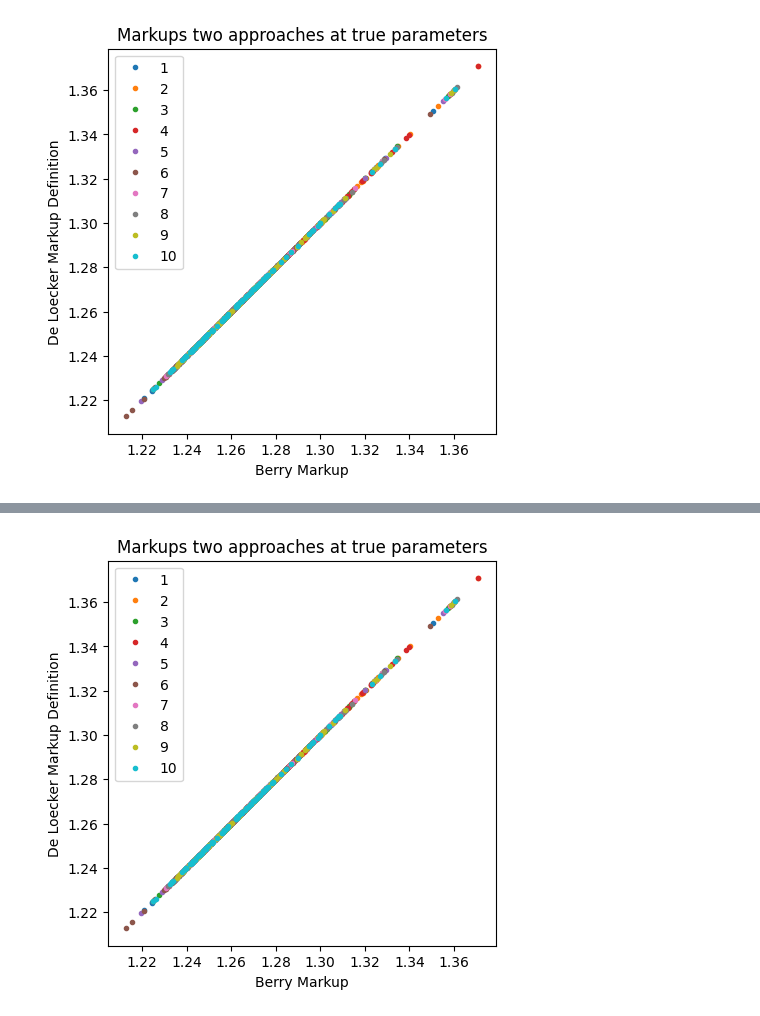
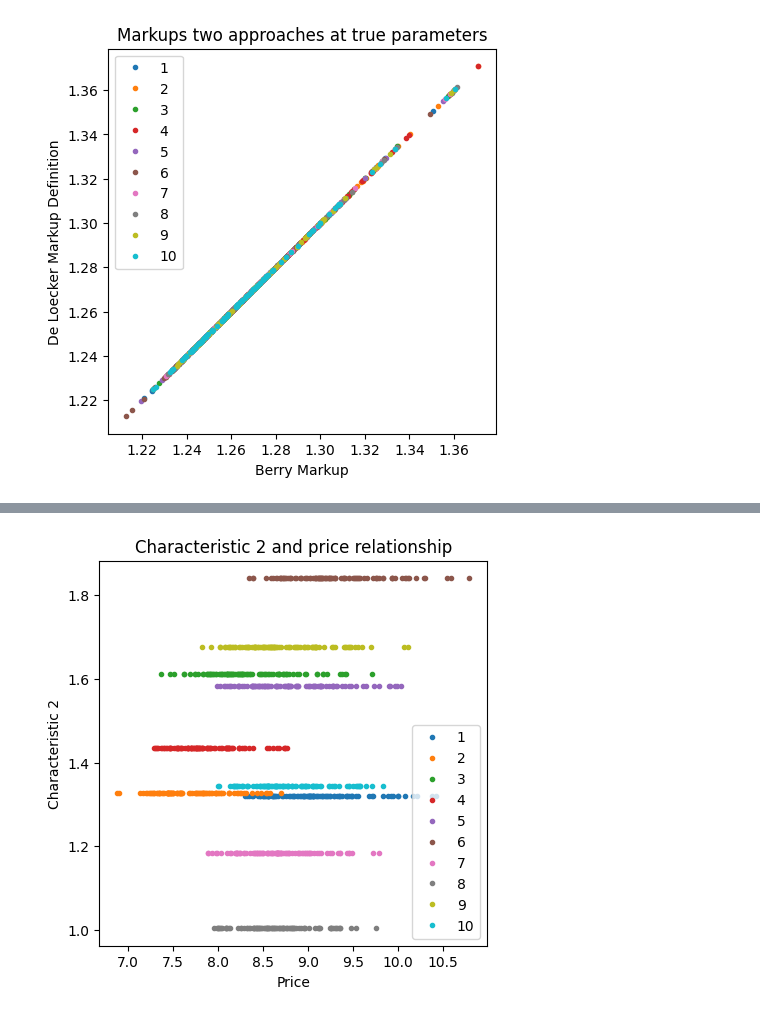
Before and after one commit to anuscabc/markdown_estimation, a Jupyter notebook: plots/plot_single_run_integrated.ipynb, the cells around one changed output, grey strips where cells are left out. Cells and saved outputs as stored; diff of their text form; code cells hidden in the pictures.

```diff
--- a/plots/plot_single_run_integrated.ipynb
+++ b/plots/plot_single_run_integrated.ipynb
@@ -286,3 +286,22 @@ for firm in df['firm_ids'].unique():
 # Save the overall LaTeX content to a single file
 with open('summary_tables.tex', 'w') as f:
     f.write(latex_tables)
+# %%
+groups = df.groupby('firm_ids')
+
+# Plot
+fig, ax = plt.subplots(figsize=(5, 5))
+ax.margins(0.05) # Optional, just adds 5% padding to the autoscaling
+for name, group in groups:
+    ax.plot(group.prices, group.characteristic1, marker='o', linestyle='', ms=3, label=name)
+ax.legend()
+# plt.plot(x45, y45)
+plt.title("Characteristic 1 and price relationship")
+plt.xlabel("Price")
+plt.ylabel("Characteristic 1")
+plt.show()
+
+
+# plt.scatter(df.markups, markups_deloecker, color='pink')
+# # plt.scatter(df.markups, markups_hall)
+plt.show()
@@ -289,26 +310,22 @@ with open('summary_tables.tex', 'w') as f:
 # %%
-
-x45 = [0.5, 3.5]
-y45 = [0.5, 3.5]
-
 
 groups = df.groupby('firm_ids')
 
 # Plot
 fig, ax = plt.subplots(figsize=(5, 5))
 ax.margins(0.05) # Optional, just adds 5% padding to the autoscaling
 for name, group in groups:
-    ax.plot(group.markups, group.markups_deloecker, marker='o', linestyle='', ms=3, label=name)
+    ax.plot(group.prices, group.characteristic2, marker='o', linestyle='', ms=3, label=name)
 ax.legend()
 # plt.plot(x45, y45)
-plt.title("Markups two approaches at true parameters")
-plt.xlabel("Berry Markup")
-plt.ylabel("De Loecker Markup Definition")
+plt.title("Characteristic 2 and price relationship")
+plt.xlabel("Price")
+plt.ylabel("Characteristic 2")
 plt.show()
 
 
 # plt.scatter(df.markups, markups_deloecker, color='pink')
 # # plt.scatter(df.markups, markups_hall)
-# plt.show()
+plt.show()
 # %% [output]
-[figure, old version]
+[figure, new version]
```
Also changed, not shown: parts of 1 cell of this notebook, 5 other files.
